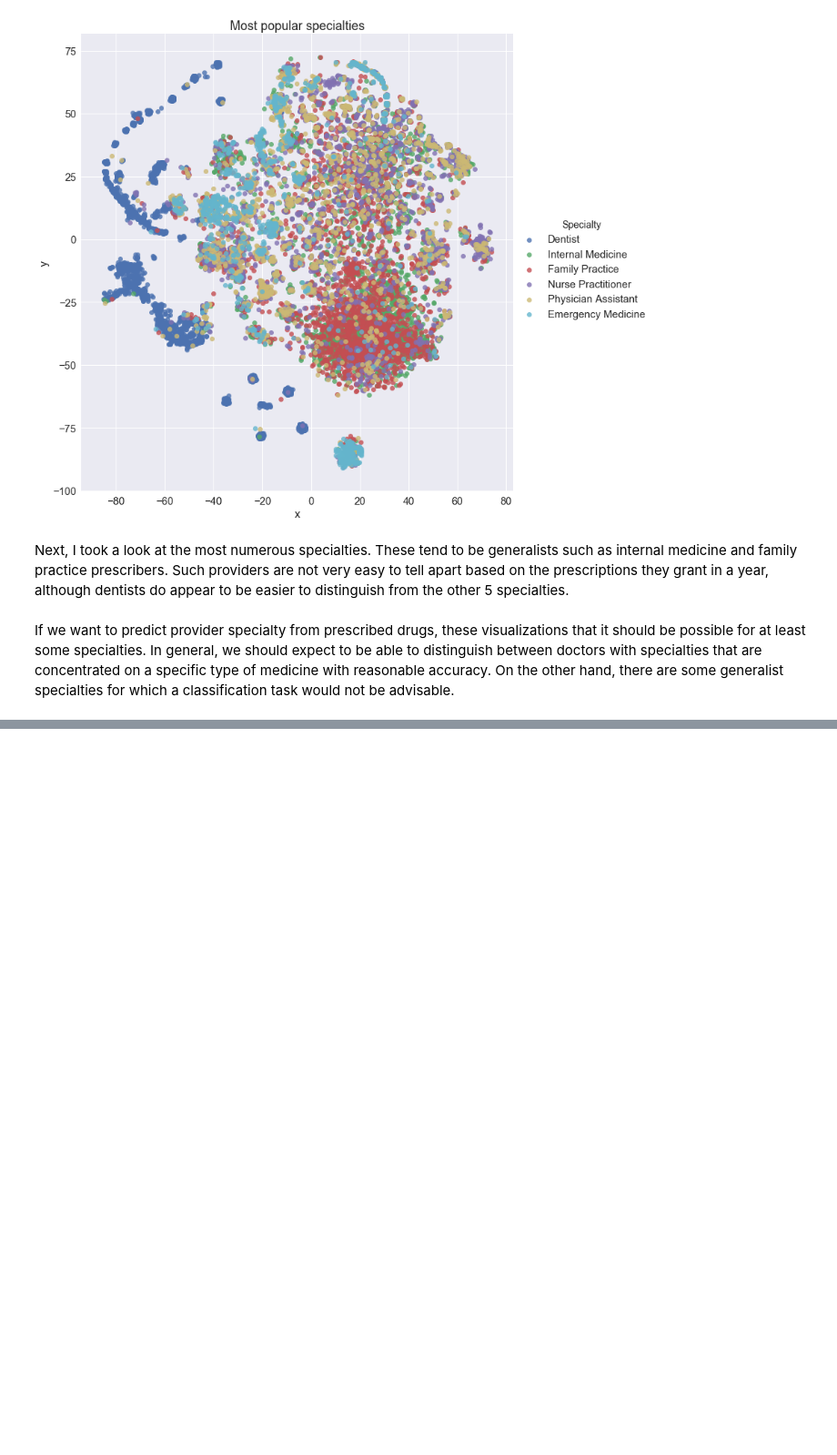
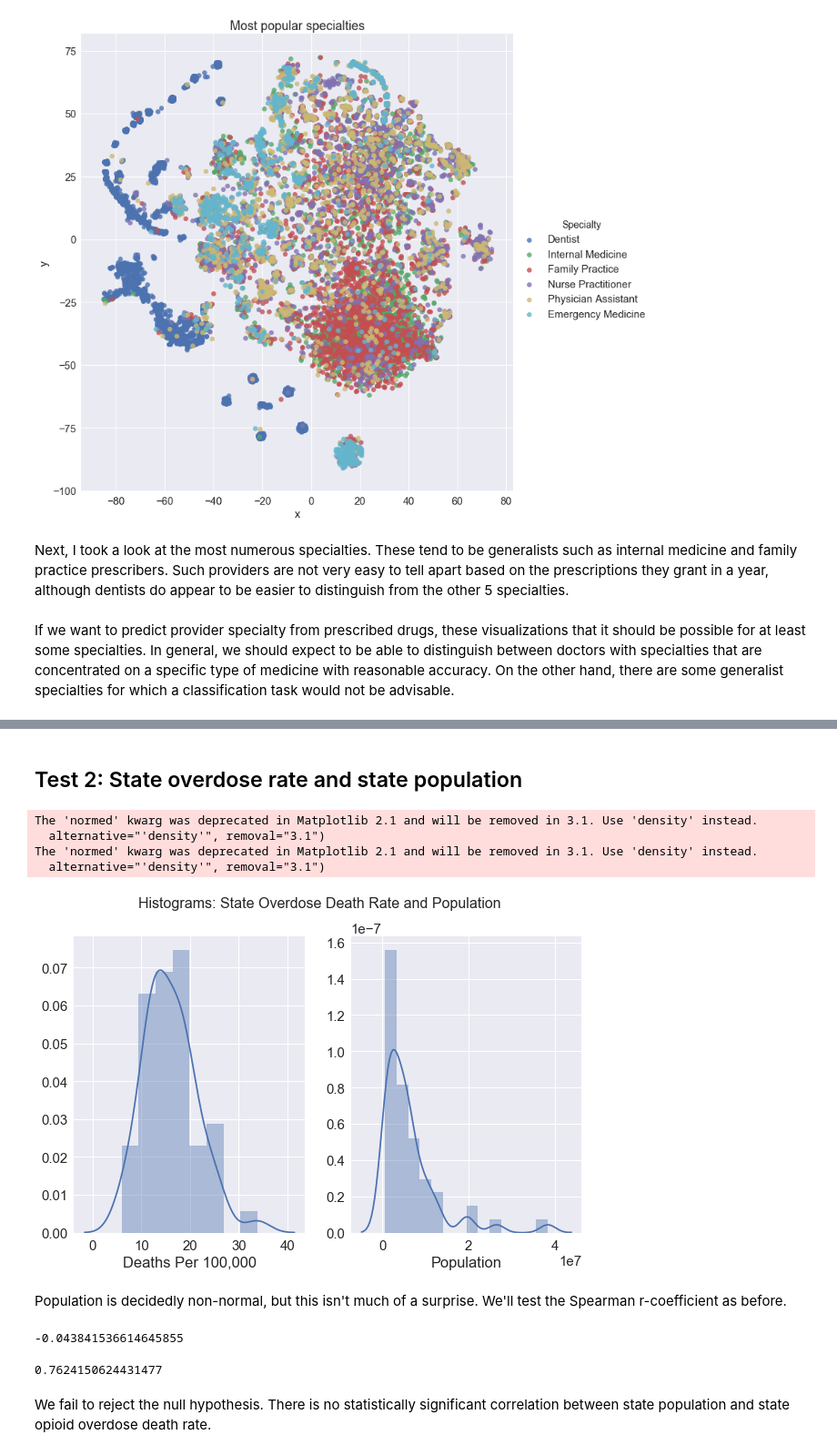
Before and after one commit to ryatchak/springboard, a Jupyter notebook: capstone1_prescriptionprediction/data_story.ipynb, the cells around one changed output, grey strips where cells are left out. Shown at 91% size. Saved outputs shown, nothing was run; the diff lists cells and outputs as text; code cells hidden in the pictures; blank space fills up the shorter version.

```diff
--- a/capstone1_prescriptionprediction/data_story.ipynb
+++ b/capstone1_prescriptionprediction/data_story.ipynb
@@ -538,0 +571,16 @@ If we want to predict provider specialty from prescribed drugs, these visualizat
+# %% [markdown]
+## Test 2: State overdose rate and state population
+# %%
+fig, ax = plt.subplots(1,2, figsize = (10,6))
+_ = sns.distplot(overdoses['Deaths Per 100,000'], hist = True, ax= ax[0])
+_ = sns.distplot(overdoses['Population'], hist = True, ax= ax[1])
+_ = plt.suptitle('Histograms: State Overdose Death Rate and Population', size = 16)
+fig.savefig('hist_odrate_population.png')
+# %% [output]
+The 'normed' kwarg was deprecated in Matplotlib 2.1 and will be removed in 3.1. Use 'density' instead.
+  alternative="'density'", removal="3.1")
+The 'normed' kwarg was deprecated in Matplotlib 2.1 and will be removed in 3.1. Use 'density' instead.
+  alternative="'density'", removal="3.1")
+[figure, added]
+# %% [markdown]
+Population is decidedly non-normal, but this isn't much of a surprise. We'll test the Spearman r-coefficient as before.
@@ -538,0 +589,10 @@ If we want to predict provider specialty from prescribed drugs, these visualizat
+# %%
+r_val
+# %% [output]
+-0.043841536614645855
+# %%
+r_p_val
+# %% [output]
+0.7624150624431477
+# %% [markdown]
+We fail to reject the null hypothesis. There is no statistically significant correlation between state population and state opioid overdose death rate.
```
Also changed, not shown: parts of 45 cells of this notebook, 1 other file.
